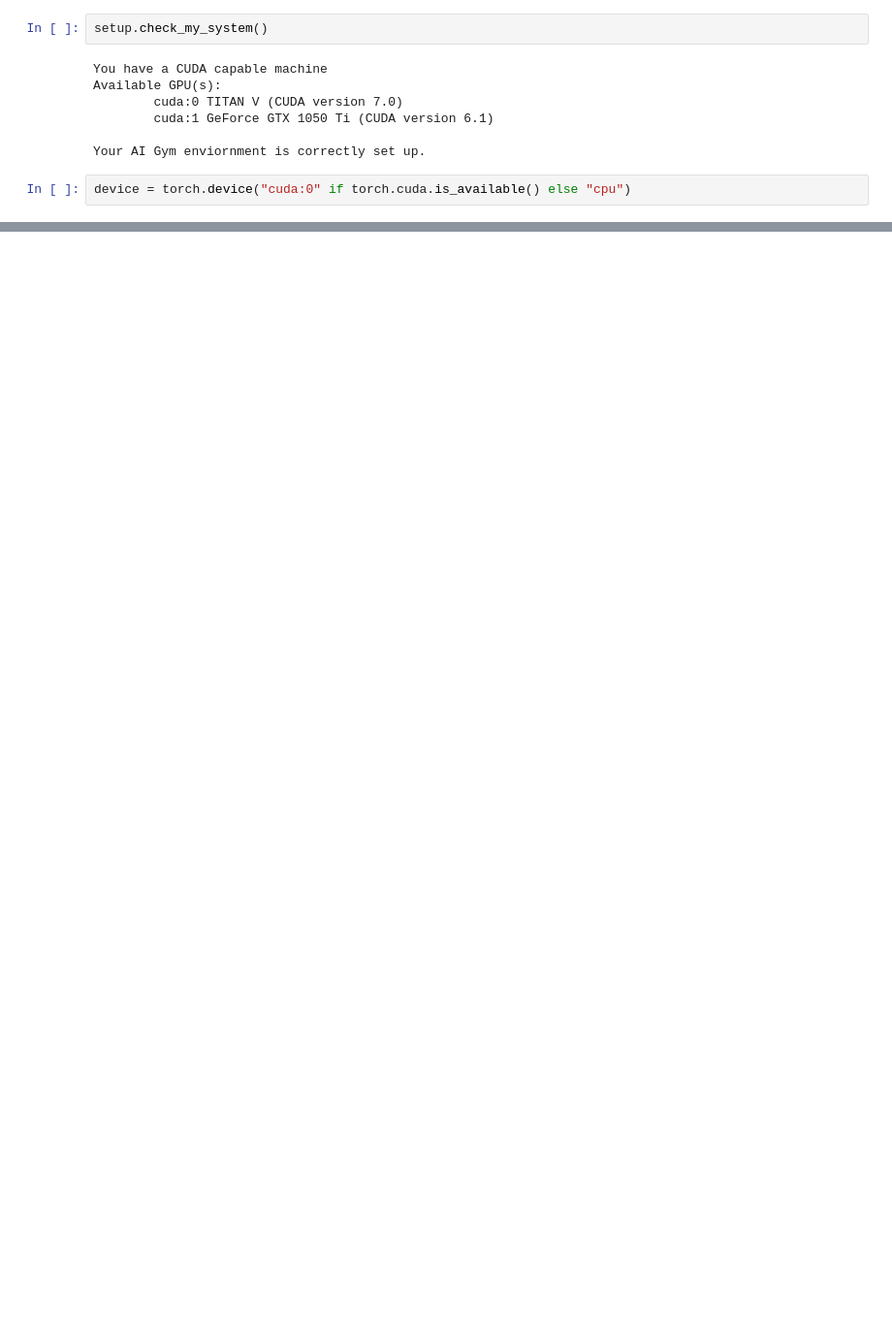
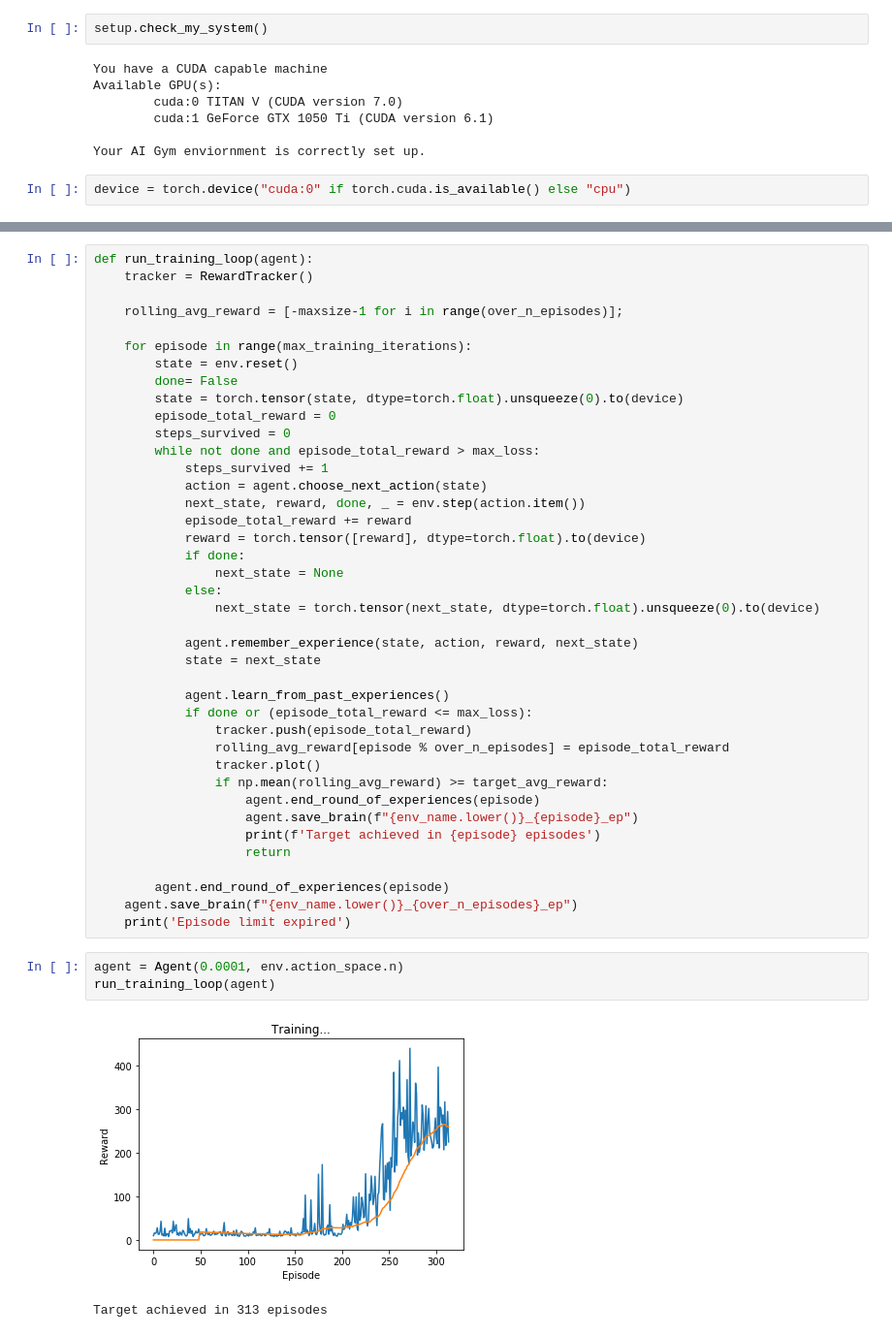
Before and after one commit to ayasin/2u-dl-course-material, a Jupyter notebook: Session 4.ipynb, the cells around one changed output, grey strips where cells are left out. Shown: that part at 97% size. Cells and saved outputs as stored; diff of their text form; blank space fills up the shorter version.

Commit message:
completed agent

```diff
--- a/Session 4.ipynb
+++ b/Session 4.ipynb
@@ -96,0 +179,46 @@ class Agent(object):
+# %%
+def run_training_loop(agent):
+    tracker = RewardTracker()
+
+    rolling_avg_reward = [-maxsize-1 for i in range(over_n_episodes)];
+
+    for episode in range(max_training_iterations):
+        state = env.reset()
+        done= False
+        state = torch.tensor(state, dtype=torch.float).unsqueeze(0).to(device)
+        episode_total_reward = 0
+        steps_survived = 0
+        while not done and episode_total_reward > max_loss:
+            steps_survived += 1
+            action = agent.choose_next_action(state)
+            next_state, reward, done, _ = env.step(action.item())
+            episode_total_reward += reward
+            reward = torch.tensor([reward], dtype=torch.float).to(device)
+            if done:
+                next_state = None
+            else:
+                next_state = torch.tensor(next_state, dtype=torch.float).unsqueeze(0).to(device)
+
+            agent.remember_experience(state, action, reward, next_state)
+            state = next_state
+
+            agent.learn_from_past_experiences()
+            if done or (episode_total_reward <= max_loss):
+                tracker.push(episode_total_reward)
+                rolling_avg_reward[episode % over_n_episodes] = episode_total_reward
+                tracker.plot()
+                if np.mean(rolling_avg_reward) >= target_avg_reward:
+                    agent.end_round_of_experiences(episode)
+                    agent.save_brain(f"{env_name.lower()}_{episode}_ep")
+                    print(f'Target achieved in {episode} episodes')
+                    return
+
+        agent.end_round_of_experiences(episode)
+    agent.save_brain(f"{env_name.lower()}_{over_n_episodes}_ep")
+    print('Episode limit expired')
+# %%
+agent = Agent(0.0001, env.action_space.n)
+run_training_loop(agent)
+# %% [output]
+[figure, added]
+Target achieved in 313 episodes
```
Also changed, not shown: parts of 8 cells of this notebook, 2 other files.
